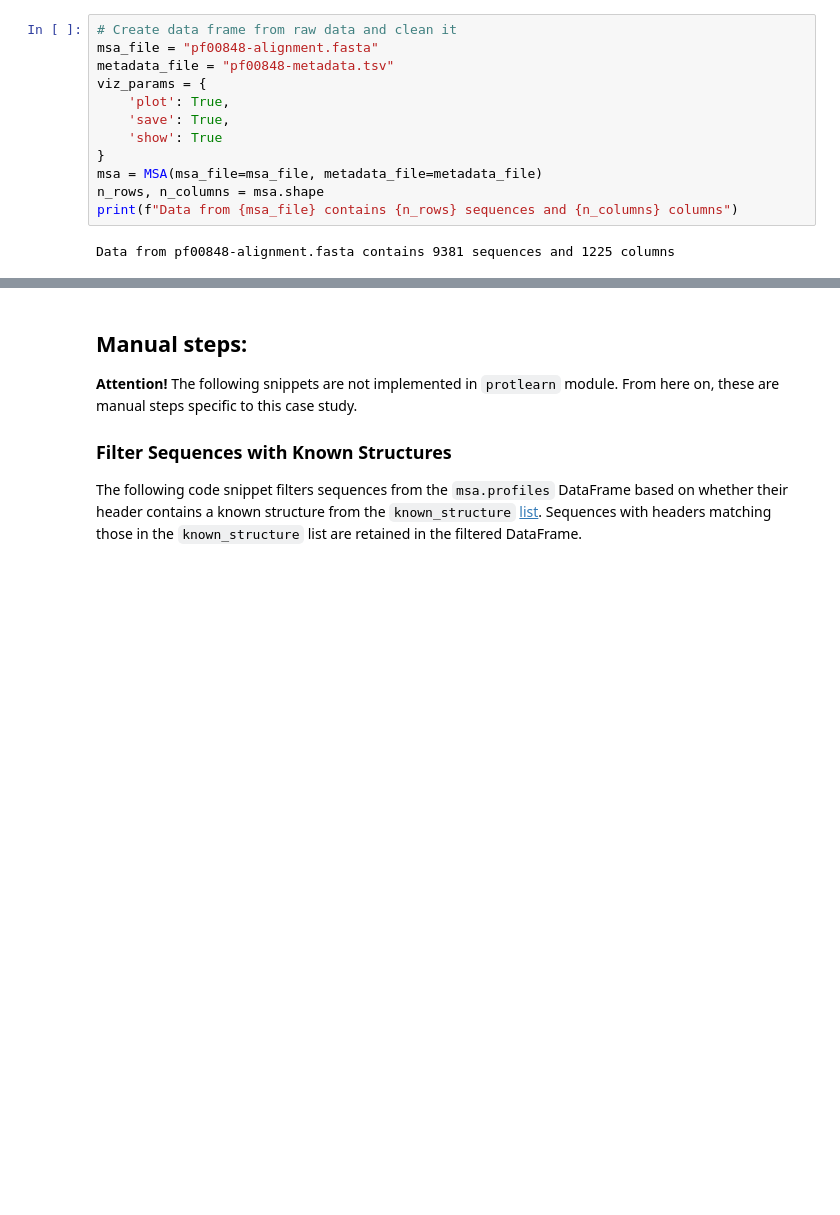
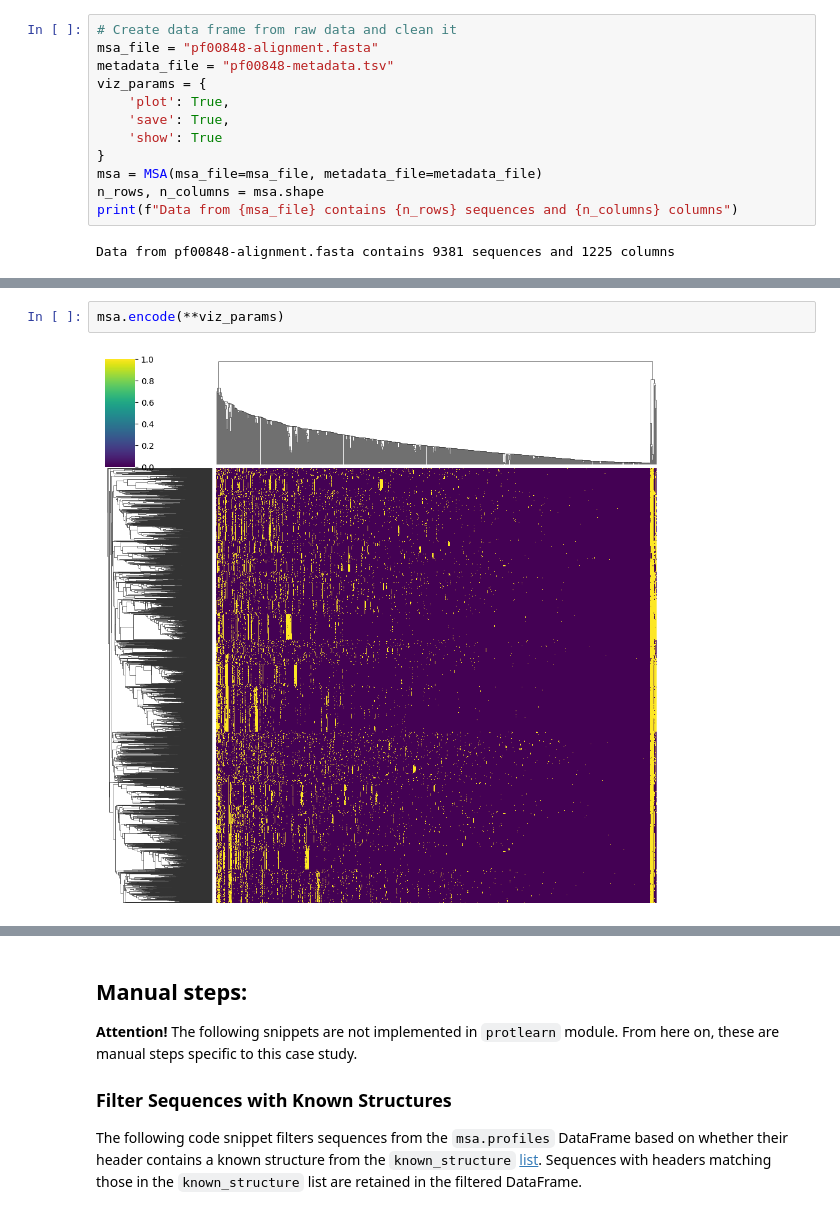
Before and after one commit to lcobiodata/msautils, a Jupyter notebook: examples/ring-hydroxylating_dioxygenase/example-ring-hydroxylating-dioxygenase.ipynb, the cells around one changed output, grey strips where cells are left out. Saved outputs shown, nothing was run; the diff lists cells and outputs as text; blank space fills up the shorter version.

```diff
--- a/examples/ring-hydroxylating_dioxygenase/example-ring-hydroxylating-dioxygenase.ipynb
+++ b/examples/ring-hydroxylating_dioxygenase/example-ring-hydroxylating-dioxygenase.ipynb
@@ -43,3 +42,7 @@ msa.cluster(min_clusters=3, **viz_params)
+# %%
+msa.encode(**viz_params)
+# %% [output]
+[figure, added]
 # %%
 msa.select_features(n_estimators=1000, random_state=42, **viz_params)
 # %% [output]
```
Also changed, not shown: parts of 6 cells of this notebook, 16 other files.
